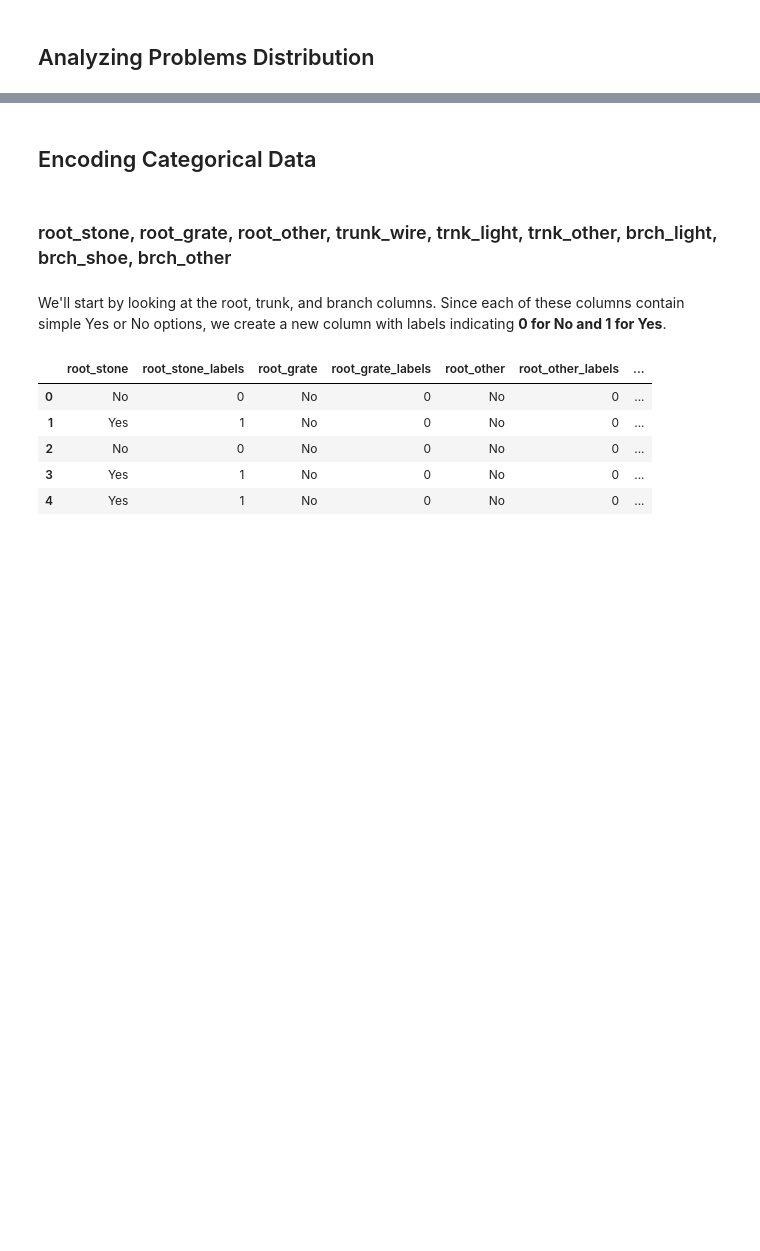
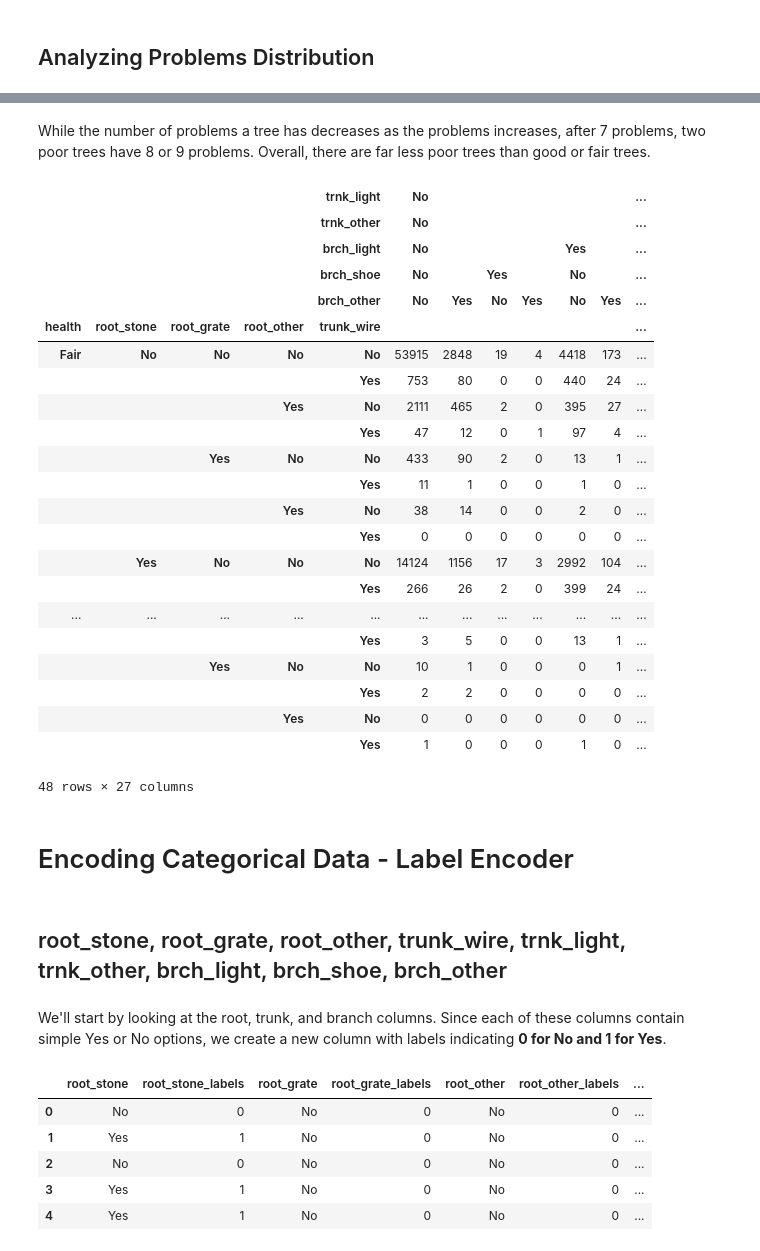
Before and after one commit to annasophiat/tree-health-census, a Jupyter notebook: tree_census_statistical_analysis.ipynb, the cells around one changed output, grey strips where cells are left out. Saved outputs shown, nothing was run; the diff lists cells and outputs as text; code cells hidden in the pictures; blank space fills up the shorter version.

```diff
--- a/tree_census_statistical_analysis.ipynb
+++ b/tree_census_statistical_analysis.ipynb
@@ -388,2 +459,31 @@ Name: num_problems, dtype: int64
+# %% [markdown]
+While the number of problems a tree has decreases as the problems increases, after 7 problems, two poor trees have 8 or 9 problems. Overall, there are far less poor trees than good or fair trees.
+# %%
+pd.crosstab([tree.health, tree.root_stone, tree.root_grate, tree.root_other, tree.trunk_wire],
+                    [tree.trnk_light, tree.trnk_other, tree.brch_light, tree.brch_shoe, tree.brch_other])
+# %% [output]
+|  |  |  |  | trnk_light | No |  |  |  |  |  | ... |
+|  |  |  |  | trnk_other | No |  |  |  |  |  | ... |
+|  |  |  |  | brch_light | No |  |  |  | Yes |  | ... |
+|  |  |  |  | brch_shoe | No |  | Yes |  | No |  | ... |
+|  |  |  |  | brch_other | No | Yes | No | Yes | No | Yes | ... |
+| health | root_stone | root_grate | root_other | trunk_wire |  |  |  |  |  |  | ... |
+| Fair | No | No | No | No | 53915 | 2848 | 19 | 4 | 4418 | 173 | ... |
+|  |  |  |  | Yes | 753 | 80 | 0 | 0 | 440 | 24 | ... |
+|  |  |  | Yes | No | 2111 | 465 | 2 | 0 | 395 | 27 | ... |
+|  |  |  |  | Yes | 47 | 12 | 0 | 1 | 97 | 4 | ... |
+|  |  | Yes | No | No | 433 | 90 | 2 | 0 | 13 | 1 | ... |
+|  |  |  |  | Yes | 11 | 1 | 0 | 0 | 1 | 0 | ... |
+|  |  |  | Yes | No | 38 | 14 | 0 | 0 | 2 | 0 | ... |
+|  |  |  |  | Yes | 0 | 0 | 0 | 0 | 0 | 0 | ... |
+|  | Yes | No | No | No | 14124 | 1156 | 17 | 3 | 2992 | 104 | ... |
+|  |  |  |  | Yes | 266 | 26 | 2 | 0 | 399 | 24 | ... |
+| ... | ... | ... | ... | ... | ... | ... | ... | ... | ... | ... | ... |
+|  |  |  |  | Yes | 3 | 5 | 0 | 0 | 13 | 1 | ... |
+|  |  | Yes | No | No | 10 | 1 | 0 | 0 | 0 | 1 | ... |
+|  |  |  |  | Yes | 2 | 2 | 0 | 0 | 0 | 0 | ... |
+|  |  |  | Yes | No | 0 | 0 | 0 | 0 | 0 | 0 | ... |
+|  |  |  |  | Yes | 1 | 0 | 0 | 0 | 1 | 0 | ... |
+48 rows × 27 columns
 # %% [markdown]
-## Encoding Categorical Data
+# Encoding Categorical Data - Label Encoder
@@ -390,5 +494,5 @@ Name: num_problems, dtype: int64
 # %% [markdown]
-### root_stone, root_grate, root_other, trunk_wire, trnk_light, trnk_other, brch_light, brch_shoe, brch_other
+## root_stone, root_grate, root_other, trunk_wire, trnk_light, trnk_other, brch_light, brch_shoe, brch_other
 # %% [markdown]
 We'll start by looking at the root, trunk, and branch columns. Since each of these columns contain simple Yes or No options, we create a new column with labels indicating **0 for No and 1 for Yes**.
 # %%
```
Also changed, not shown: parts of 62 cells of this notebook, 1 other file.
